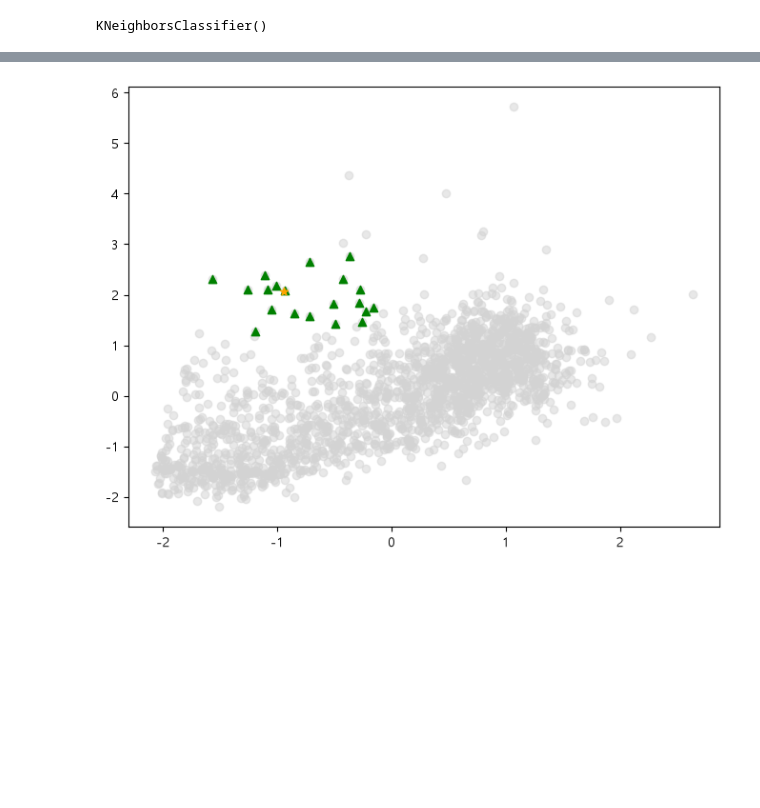
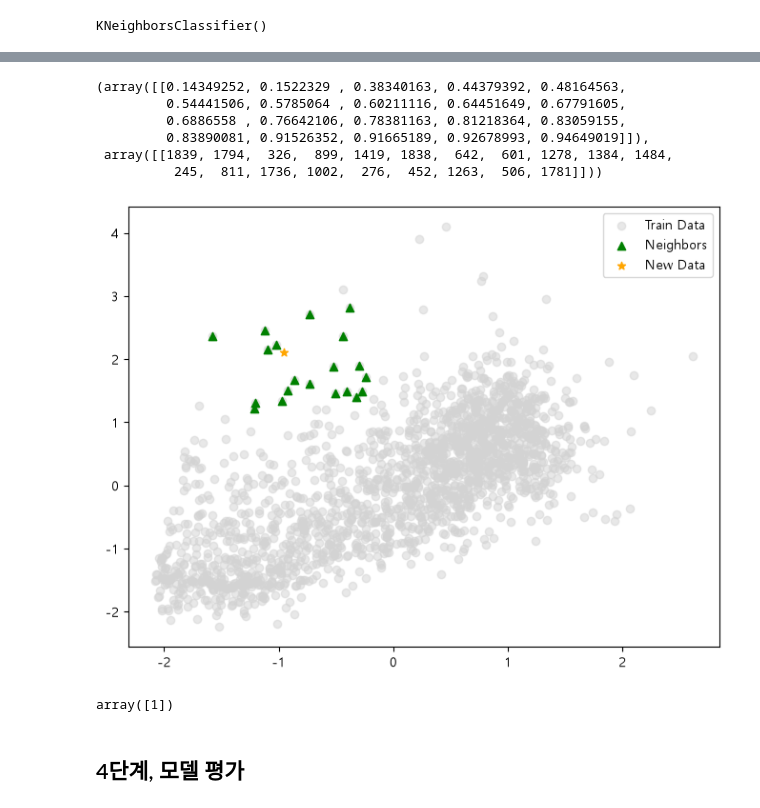
Before and after one commit to JiHyeokOh418/kdt-machine_learning, a Jupyter notebook: 5. KNN(펄서와 우주잡음).ipynb, the cells around one changed output, grey strips where cells are left out. Drawn from its saved outputs; the diff is of its cells as text; code cells hidden in the pictures; blank space fills up the shorter version.

```diff
--- a/5. KNN(펄서와 우주잡음).ipynb
+++ b/5. KNN(펄서와 우주잡음).ipynb
@@ -82,0 +107,2 @@ star_df.columns=['signal_mean_power','signal_spread','target']
+# %%
+star_df = pd.concat([df_1, df_0_sampled]).sample(frac=1, random_state=2026).reset_index(drop=True)
@@ -83,3 +176,5 @@ star_df.columns=['signal_mean_power','signal_spread','target']
+# %%
+star_df["target"] = star_df["target"].astype(int)
 # %%
 star_df
 # %% [output]
@@ -158,0 +213,3 @@ y = new_df['target']
+# %%
+X = star_df.drop("target", axis=1)
+X.head()
@@ -158,0 +223,3 @@ y = new_df['target']
+# %%
+y = star_df["target"]
+y.head()
@@ -250,14 +329,31 @@ array([[-0.93976962,  2.0580445 ]])
 # %%
 distances, indexs = kn.kneighbors(new_data_scaled)
+distances, indexs
+# %% [output]
+(array([[0.14349252, 0.1522329 , 0.38340163, 0.44379392, 0.48164563,
+         0.54441506, 0.5785064 , 0.60211116, 0.64451649, 0.67791605,
+         0.6886558 , 0.76642106, 0.78381163, 0.81218364, 0.83059155,
+         0.83890081, 0.91526352, 0.91665189, 0.92678993, 0.94649019]]),
+ array([[1839, 1794,  326,  899, 1419, 1838,  642,  601, 1278, 1384, 1484,
+          245,  811, 1736, 1002,  276,  452, 1263,  506, 1781]]))
 # %%
+# signal_mean_power, signal_spread
 plt.figure(figsize=(8,6))
-plt.scatter(X_train_scaled[:,0], X_train_scaled[:,1], c='lightgray',label='Train_Data', alpha=0.5)
+plt.scatter(X_train_scaled[:, 0], X_train_scaled[:, 1], c="lightgray", label="Train Data", alpha=0.5)
+
 neighbor_data = X_train_scaled[indexs[0]]
-plt.scatter(neighbor_data[:,0], neighbor_data[:,1], marker='^', color='green', label='Neighbors')
-plt.scatter(new_data_scaled[0,0], new_data_scaled[0,1], marker='*', color='orange', label='New Data')
+plt.scatter(neighbor_data[:, 0], neighbor_data[:, 1], marker="^", color="green", label="Neighbors")
+plt.scatter(new_data_scaled[0, 0], new_data_scaled[0, 1], marker="*", color="orange", label="New Data")
+plt.legend()
 plt.show()
 # %% [output]
-[figure, old version]
+[figure, new version]
+# %%
+kn.predict(new_data_scaled)
+# %% [output]
+array([1])
+# %% [markdown]
+## 4단계, 모델 평가
 # %%
 cm = confusion_matrix(y_test, y_pred)
 cm
```
Also changed, not shown: parts of 57 cells of this notebook, 1 other file.
